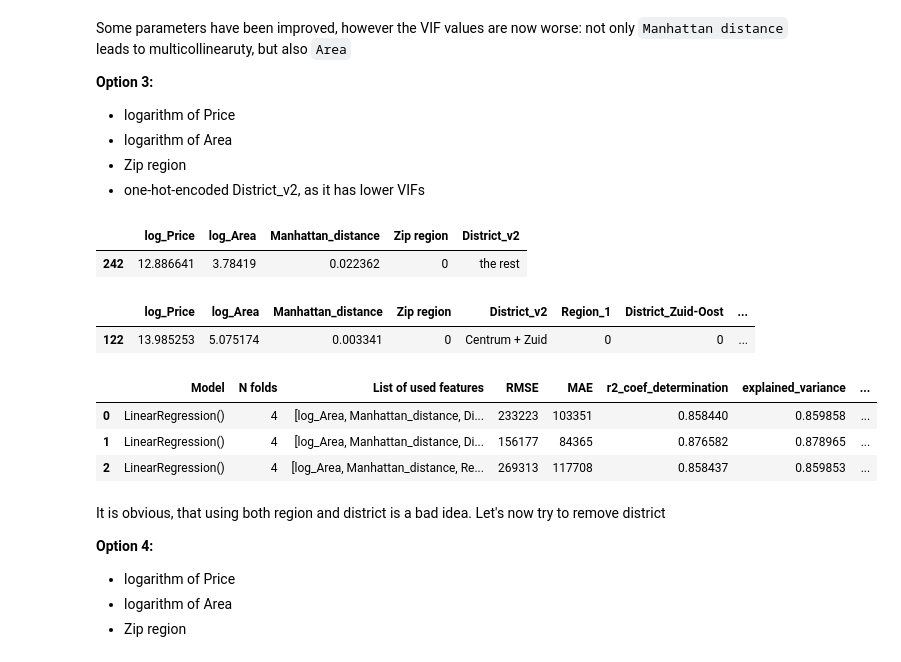
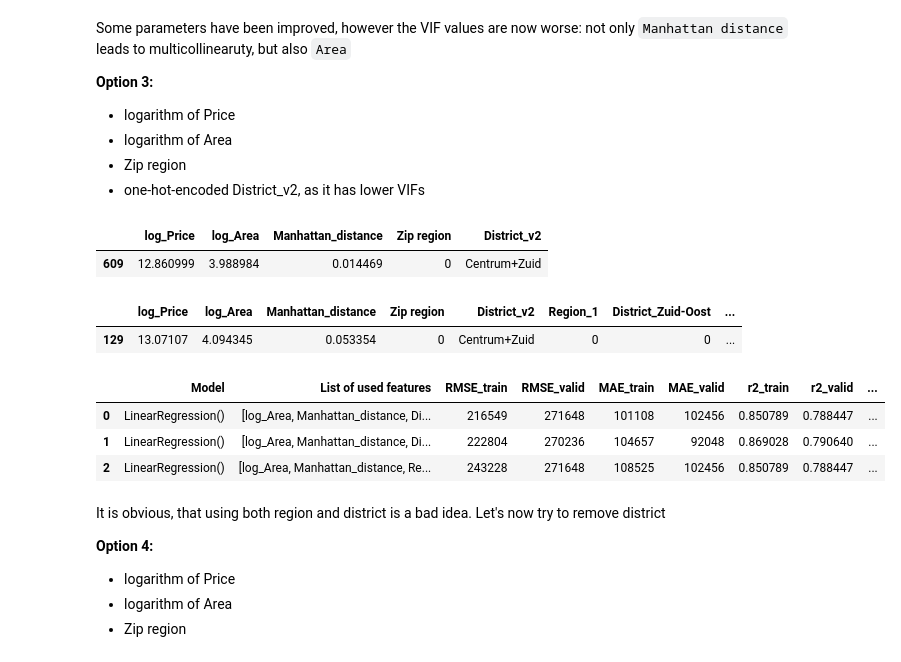
Before and after one commit to nadiia-duiunova/House_price, a Jupyter notebook: Stat inference.ipynb, the cells around one changed output. Saved outputs shown, nothing was run; the diff lists cells and outputs as text; code cells hidden in the pictures.

```diff
--- a/Stat inference.ipynb
+++ b/Stat inference.ipynb
@@ -793,12 +793,15 @@ model1 = LinearRegression()
 # %%
 results = pd.DataFrame()
 results['Model'] = ''
-results['N folds'] = 0
 results['List of used features'] = []
-results['RMSE'] = np.nan
-results['MAE'] = np.nan
-results['r2_coef_determination'] = np.nan
-results['explained_variance'] = np.nan
-results['corr_coef'] = np.nan
+results['RMSE_train'] = np.nan
+results['RMSE_valid'] = np.nan
+results['MAE_train'] = np.nan
+results['MAE_valid'] = np.nan
+results['r2_train'] = np.nan
+results['r2_valid'] = np.nan
+results['expl_variance_train'] = np.nan
+results['expl_variance_valid'] = np.nan
+results['corr_coef_train'] = np.nan
+results['corr_coef_valid'] = np.nan
 results['VIFs'] = []
-results
@@ -856,31 +858,32 @@ Some parameters have been improved, however the VIF values are now worse: not on
 - Zip region
 - one-hot-encoded District_v2, as it has lower VIFs
 # %%
-train_data3 = data1.drop(columns=['Price', 'Area', 'Price per sqm', 'Zip num', 'District_v1'])
-train_data3.sample()
+df = data1.drop(columns=['Price', 'Area', 'Price per sqm', 'Zip num', 'District_v1'])
+df.sample()
 # %% [output]
 |  | log_Price | log_Area | Manhattan_distance | Zip region | District_v2 |
-| 242 | 12.886641 | 3.78419 | 0.022362 | 0 | the rest |
+| 609 | 12.860999 | 3.988984 | 0.014469 | 0 | Centrum+Zuid |
 # %%
-region = pd.get_dummies(train_data3['Zip region'], drop_first=True, dtype=int, prefix='Region')
-district = pd.get_dummies(train_data3['District_v2'], drop_first=True, dtype=int, prefix='District')
-train_data3 = pd.concat([train_data3, region, district], axis = 1)
-train_data3.sample()
+region = pd.get_dummies(df['Zip region'], drop_first=True, dtype=int, prefix='Region')
+district = pd.get_dummies(df['District_v2'], drop_first=True, dtype=int, prefix='District')
+df = pd.concat([df, region, district], axis = 1)
+df.sample()
 # %% [output]
 |  | log_Price | log_Area | Manhattan_distance | Zip region | District_v2 | Region_1 | District_Zuid-Oost | ... |
-| 122 | 13.985253 | 5.075174 | 0.003341 | 0 | Centrum + Zuid | 0 | 0 | ... |
+| 129 | 13.07107 | 4.094345 | 0.053354 | 0 | Centrum+Zuid | 0 | 0 | ... |
 # %%
-X3 = train_data3.drop(columns=['log_Price', 'Zip region', 'District_v2'])
-y3 = train_data3['log_Price']
+X3 = df.drop(columns=['log_Price', 'Zip region', 'District_v2'])
+y3 = df['log_Price']
+
 model3 = LinearRegression()
 # %%
-rmse3, mae3, r2_coef_determination3, explained_variance3, corr_coef3 = evaluate_model(model3, X3, y3, results, cv = 4)
+evaluate_model(model3, X3, y3, results, cv = 4)
 results
 # %% [output]
-|  | Model | N folds | List of used features | RMSE | MAE | r2_coef_determination | explained_variance | ... |
-| 0 | LinearRegression() | 4 | [log_Area, Manhattan_distance, Di... | 233223 | 103351 | 0.858440 | 0.859858 | ... |
-| 1 | LinearRegression() | 4 | [log_Area, Manhattan_distance, Di... | 156177 | 84365 | 0.876582 | 0.878965 | ... |
-| 2 | LinearRegression() | 4 | [log_Area, Manhattan_distance, Re... | 269313 | 117708 | 0.858437 | 0.859853 | ... |
+|  | Model | List of used features | RMSE_train | RMSE_valid | MAE_train | MAE_valid | r2_train | r2_valid | ... |
+| 0 | LinearRegression() | [log_Area, Manhattan_distance, Di... | 216549 | 271648 | 101108 | 102456 | 0.850789 | 0.788447 | ... |
+| 1 | LinearRegression() | [log_Area, Manhattan_distance, Di... | 222804 | 270236 | 104657 | 92048 | 0.869028 | 0.790640 | ... |
+| 2 | LinearRegression() | [log_Area, Manhattan_distance, Re... | 243228 | 271648 | 108525 | 102456 | 0.850789 | 0.788447 | ... |
 # %% [markdown]
 It is obvious, that using both region and district is a bad idea. Let's now try to remove district
 
```
Also changed, not shown: parts of 28 cells of this notebook, 2 other files.
